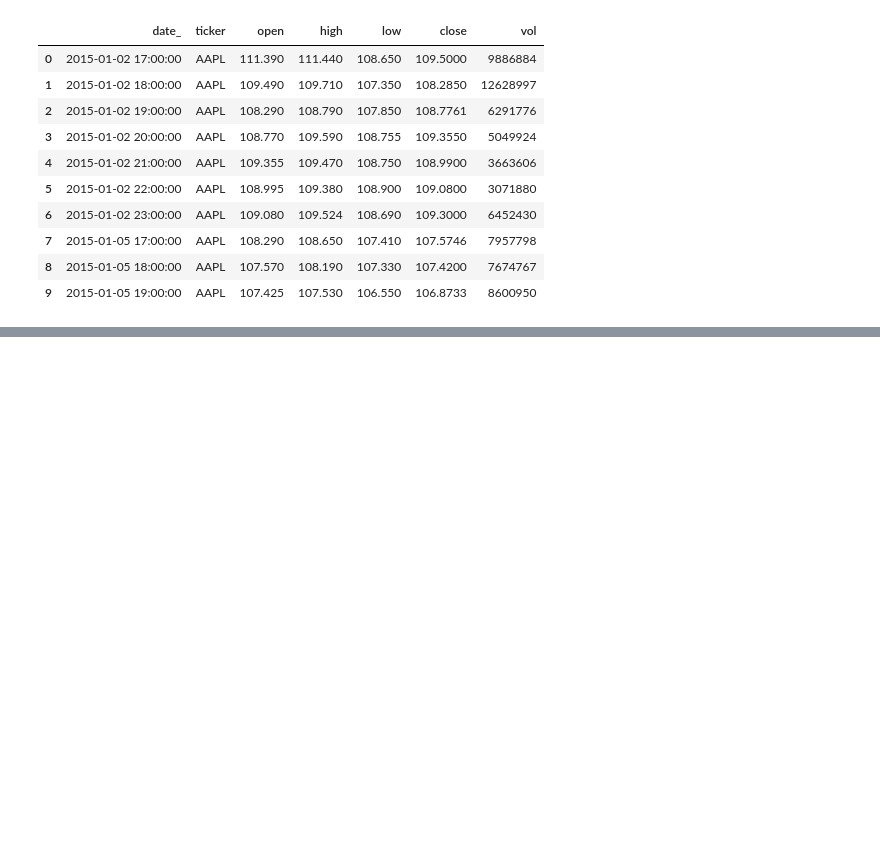
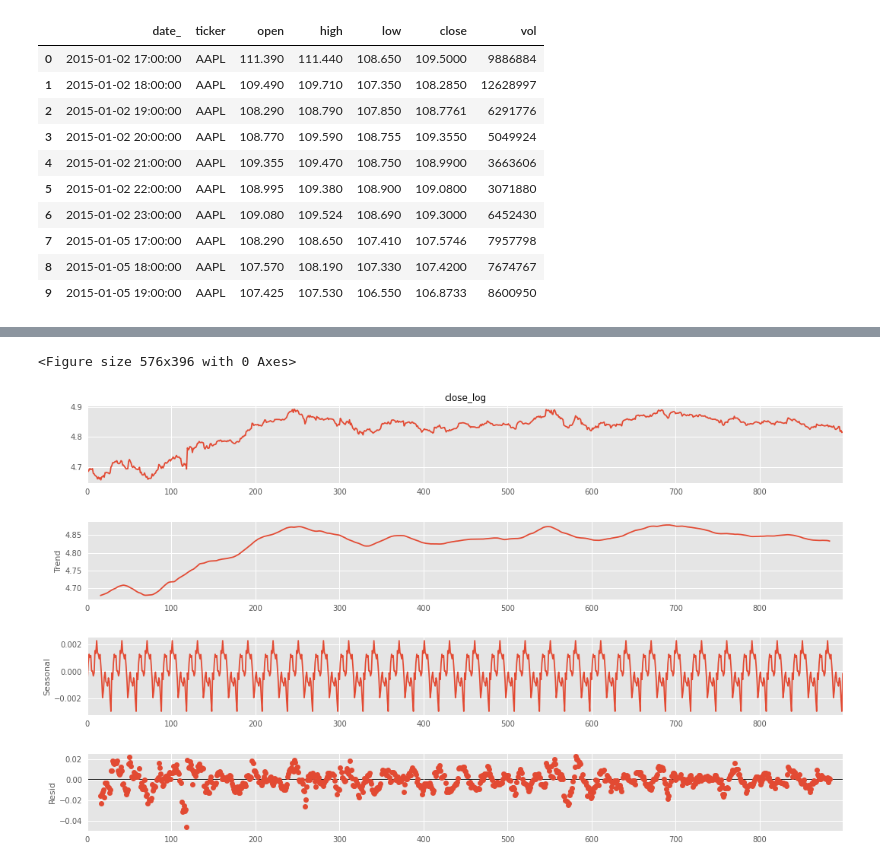
Before and after one commit to PatrykML/twitter_sentiment_stock_prediction, a Jupyter notebook: autoreg.ipynb, the cells around one changed output, grey strips where cells are left out. Saved outputs shown, nothing was run; the diff lists cells and outputs as text; code cells hidden in the pictures; blank space fills up the shorter version.

```diff
--- a/autoreg.ipynb
+++ b/autoreg.ipynb
@@ -73,0 +110,10 @@ Wall time: 133 ms
+# %%
+sample['close_log'] = np.log(sample.close)
+# %%
+result = seasonal_decompose(sample['close_log'], model='additive', period=30)
+fig = plt.figure()
+fig = result.plot()
+fig.set_size_inches(16, 9)
+# %% [output]
+<Figure size 576x396 with 0 Axes>
+[figure, added]
```
Also changed, not shown: parts of 19 cells of this notebook.
